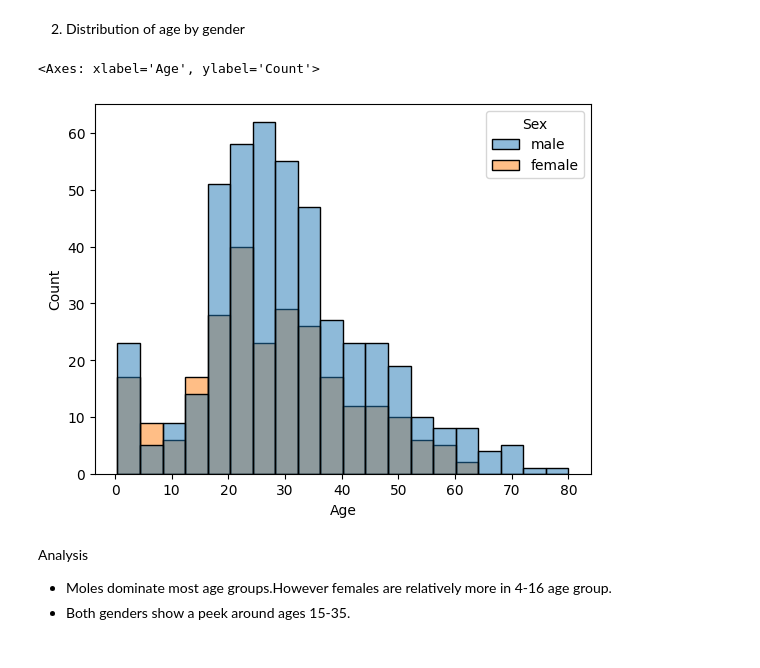
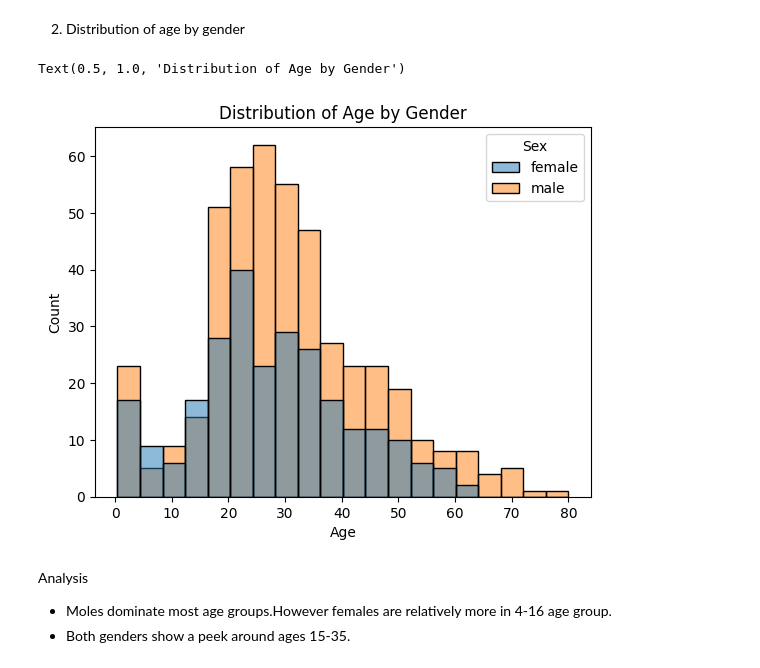
Before and after one commit to amritaa01Maurya/Assignments-project, a Jupyter notebook: EDA.ipynb, the cells around one changed output. Cells and saved outputs as stored; diff of their text form; code cells hidden in the pictures.

Commit message:
Add some plots

```diff
--- a/EDA.ipynb
+++ b/EDA.ipynb
@@ -135,3 +135,9 @@ df
 | 889 | 890 | 1 | 1 | Behr, Mr. Karl Howell | male | 26.0 | 0 | 0 | 30.0000 | C |
 | 890 | 891 | 0 | 3 | Dooley, Mr. Patrick | male | 32.0 | 0 | 0 | 7.7500 | Q |
 712 rows × 10 columns
+# %%
+df.loc[:, 'Embarked'] = df['Embarked'].map({'C': 'Cherbourg', 'Q': 'Queenstown', 'S': 'Southampton'})
+df.loc[:, 'Embarked'] = pd.Categorical(df['Embarked'], categories=['Cherbourg', 'Queenstown', 'Southampton'])
+df.loc[:, 'Pclass'] = df['Pclass'].map({1: 'First', 2: 'Second', 3: 'Third'})
+df.loc[:, 'Pclass'] = pd.Categorical(df['Pclass'], categories=['First', 'Second', 'Third'], ordered=True)
+df.loc[:, 'Sex'] = df['Sex'].astype('category')
@@ -137,0 +154,5 @@ df
+# %%
+# Get the family size of each passengers including oneself
+#               sibling or spouse   parents or children
+df['FamilySize'] = df['SibSp'] + df['Parch'] + 1
+df
@@ -154,9 +192,10 @@ Comments
 2.   Distribution of age by gender
 # %%
 sns.histplot(df, x='Age', hue='Sex')
+plt.title('Distribution of Age by Gender')
 # %% [output]
-<Axes: xlabel='Age', ylabel='Count'>
+Text(0.5, 1.0, 'Distribution of Age by Gender')
-[figure, old version]
+[figure, new version]
 # %% [markdown]
 Analysis
 *   Moles dominate most age groups.However females are relatively more in 4-16 age group.
```
Also changed, not shown: parts of 46 cells of this notebook, 1 other file.
